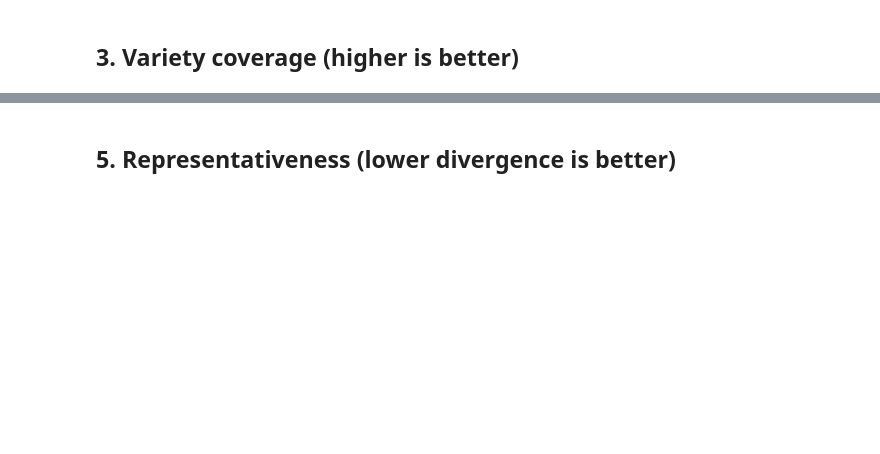
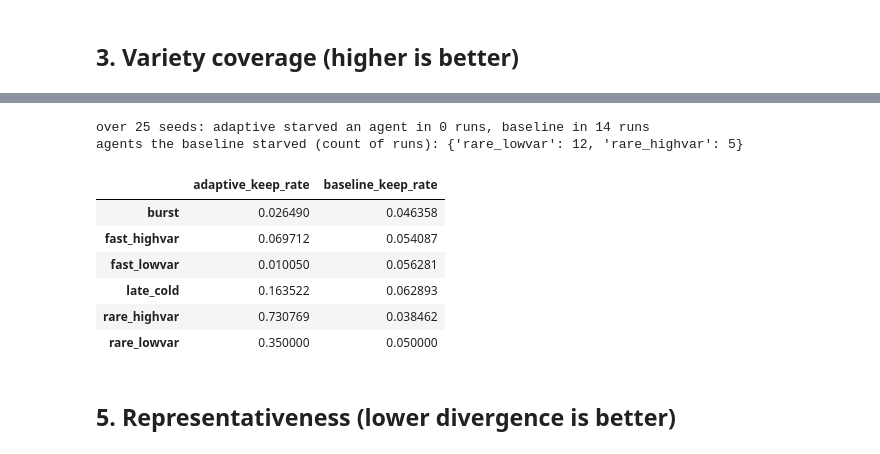
Before and after one commit to aadharshkannan/singlenotebooks, a Jupyter notebook: adaptive_trace_sampling.ipynb, the cells around one changed output, grey strips where cells are left out. Drawn from its saved outputs; the diff is of its cells as text; code cells hidden in the pictures; blank space fills up the shorter version.

```diff
--- a/adaptive_trace_sampling.ipynb
+++ b/adaptive_trace_sampling.ipynb
@@ -83,3 +81,45 @@ baseline min active keep-rate: 0.0
+# %%
+from collections import Counter
+
+def fully_starved(full, kept):
+    return {t.agent_id for t in full} - {t.agent_id for t in kept}
+
+SEEDS = range(25)
+base_starve_runs, adap_starve_runs = 0, 0
+base_starved_agents = Counter()
+for s in SEEDS:
+    a = AdaptiveSampler(SamplerConfig(llm_throughput=BUDGET), seed=s)
+    ak = [t for t in stream if a.decide(t)]
+    kp = len(ak) / len(stream)
+    b = BaselineSampler(keep_prob=kp, seed=s)
+    bk = [t for t in stream if b.decide(t)]
+    a_missing, b_missing = fully_starved(stream, ak), fully_starved(stream, bk)
+    adap_starve_runs += bool(a_missing)
+    base_starve_runs += bool(b_missing)
+    base_starved_agents.update(b_missing)
+
+n = len(list(SEEDS))
+print(f'over {n} seeds: adaptive starved an agent in {adap_starve_runs} runs, '
+      f'baseline in {base_starve_runs} runs')
+print('agents the baseline starved (count of runs):', dict(base_starved_agents))
+
+# Per-agent keep-rate for the headline seed=1 run, for context.
+def per_agent_keep_rate(full, kept):
+    seen = Counter(t.agent_id for t in full); got = Counter(t.agent_id for t in kept)
+    return {ag: got[ag] / seen[ag] for ag in seen}
+pak_a = per_agent_keep_rate(stream, adaptive_kept)
+pak_b = per_agent_keep_rate(stream, baseline_kept)
+pd.DataFrame({'adaptive_keep_rate': pak_a, 'baseline_keep_rate': pak_b}).sort_index()
+# %% [output]
+over 25 seeds: adaptive starved an agent in 0 runs, baseline in 14 runs
+agents the baseline starved (count of runs): {'rare_lowvar': 12, 'rare_highvar': 5}
+|  | adaptive_keep_rate | baseline_keep_rate |
+| burst | 0.026490 | 0.046358 |
+| fast_highvar | 0.069712 | 0.054087 |
+| fast_lowvar | 0.010050 | 0.056281 |
+| late_cold | 0.163522 | 0.062893 |
+| rare_highvar | 0.730769 | 0.038462 |
+| rare_lowvar | 0.350000 | 0.050000 |
 # %% [markdown]
 ## 5. Representativeness (lower divergence is better)
 # %%
```
Also changed, not shown: parts of 13 cells of this notebook.
